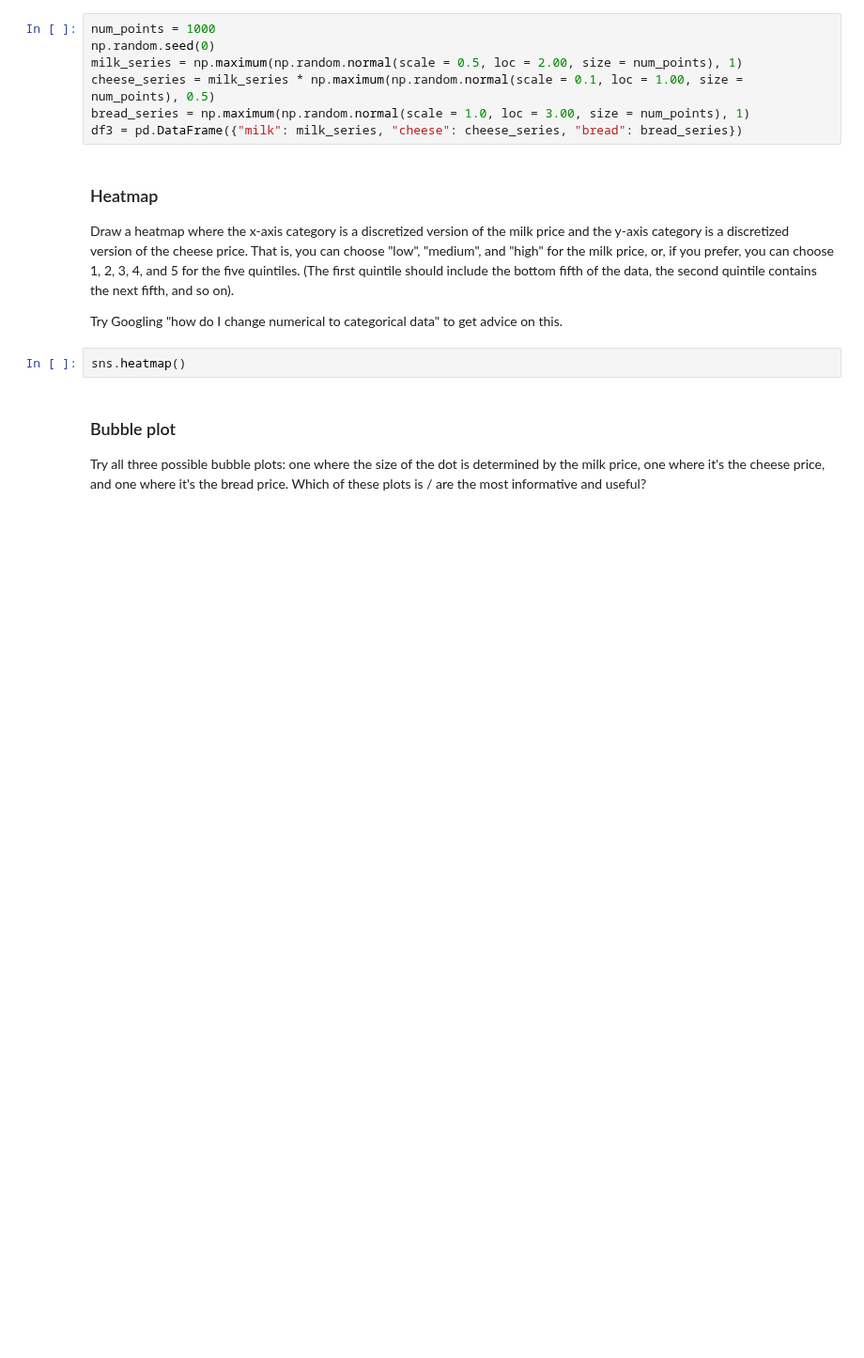
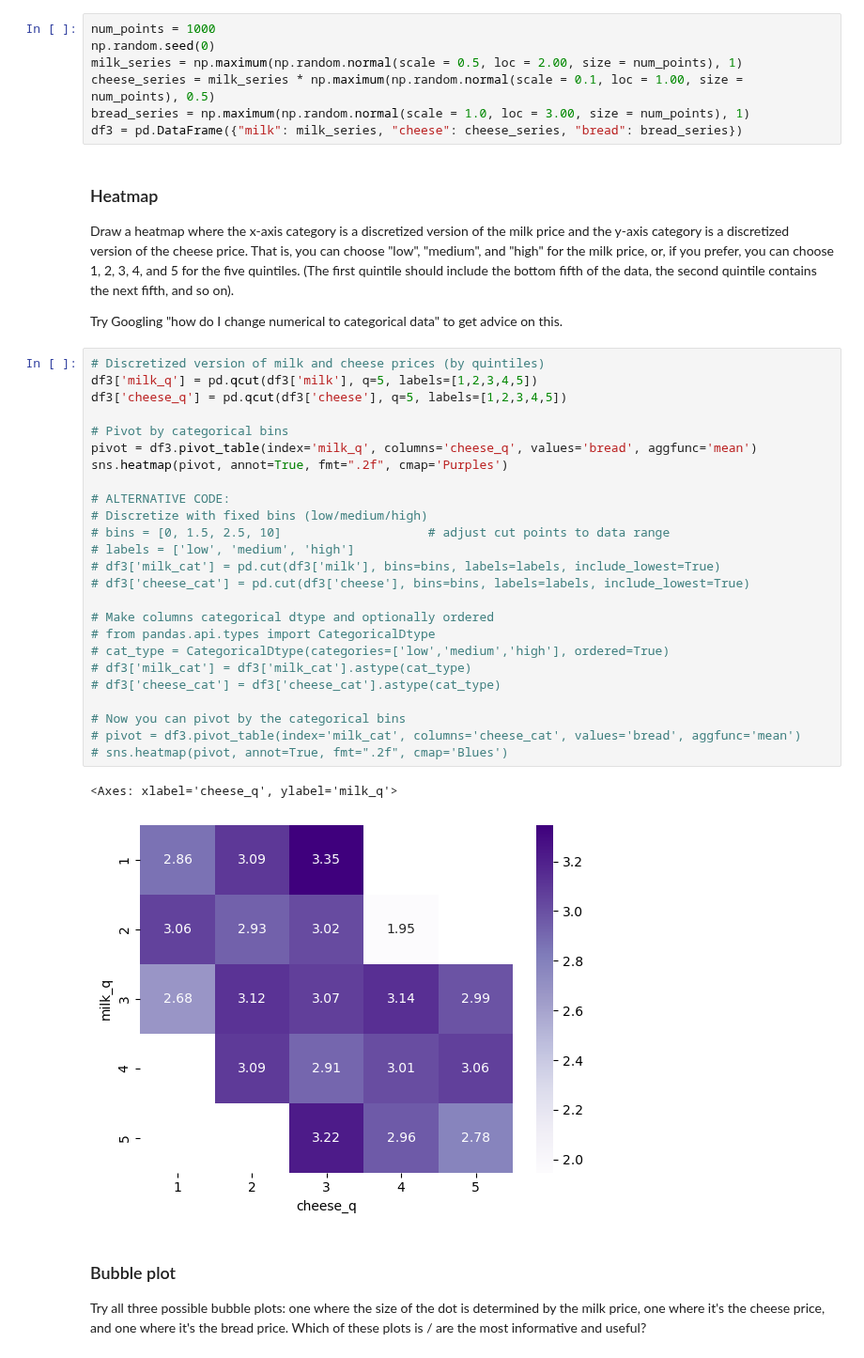
Before and after one commit to veniola/Module-B-semester-2, a Jupyter notebook: OMDS-ModB2-Week8-Eniola-Victoria.ipynb, the cells around one changed output. Shown at 94% size. Drawn from its saved outputs; the diff is of its cells as text; blank space fills up the shorter version.

```diff
--- a/OMDS-ModB2-Week8-Eniola-Victoria.ipynb
+++ b/OMDS-ModB2-Week8-Eniola-Victoria.ipynb
@@ -247,7 +247,33 @@ Draw a heatmap where the x-axis category is a discretized version of the milk pr
 
 Try Googling "how do I change numerical to categorical data" to get advice on this.
 # %%
-sns.heatmap()
+# Discretized version of milk and cheese prices (by quintiles)
+df3['milk_q'] = pd.qcut(df3['milk'], q=5, labels=[1,2,3,4,5])
+df3['cheese_q'] = pd.qcut(df3['cheese'], q=5, labels=[1,2,3,4,5])
+
+# Pivot by categorical bins
+pivot = df3.pivot_table(index='milk_q', columns='cheese_q', values='bread', aggfunc='mean')
+sns.heatmap(pivot, annot=True, fmt=".2f", cmap='Purples')
+
+# ALTERNATIVE CODE:
+# Discretize with fixed bins (low/medium/high)
+# bins = [0, 1.5, 2.5, 10]                    # adjust cut points to data range
+# labels = ['low', 'medium', 'high']
+# df3['milk_cat'] = pd.cut(df3['milk'], bins=bins, labels=labels, include_lowest=True)
+# df3['cheese_cat'] = pd.cut(df3['cheese'], bins=bins, labels=labels, include_lowest=True)
+
+# Make columns categorical dtype and optionally ordered
+# from pandas.api.types import CategoricalDtype
+# cat_type = CategoricalDtype(categories=['low','medium','high'], ordered=True)
+# df3['milk_cat'] = df3['milk_cat'].astype(cat_type)
+# df3['cheese_cat'] = df3['cheese_cat'].astype(cat_type)
+
+# Now you can pivot by the categorical bins
+# pivot = df3.pivot_table(index='milk_cat', columns='cheese_cat', values='bread', aggfunc='mean')
+# sns.heatmap(pivot, annot=True, fmt=".2f", cmap='Blues')
+# %% [output]
+<Axes: xlabel='cheese_q', ylabel='milk_q'>
+[figure, added]
 # %% [markdown]
 ### Bubble plot
 
```
Also changed, not shown: parts of 3 cells of this notebook.
